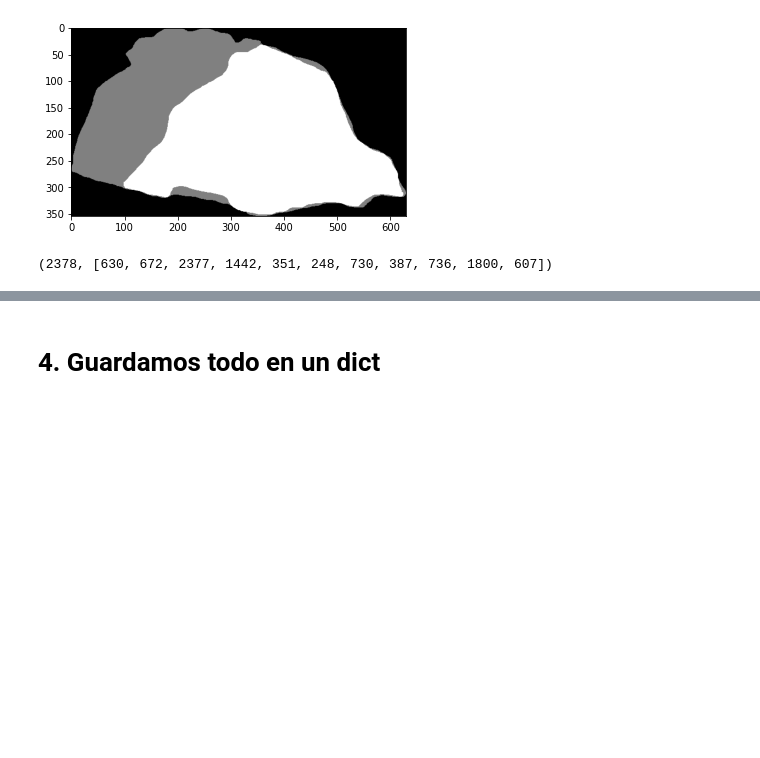
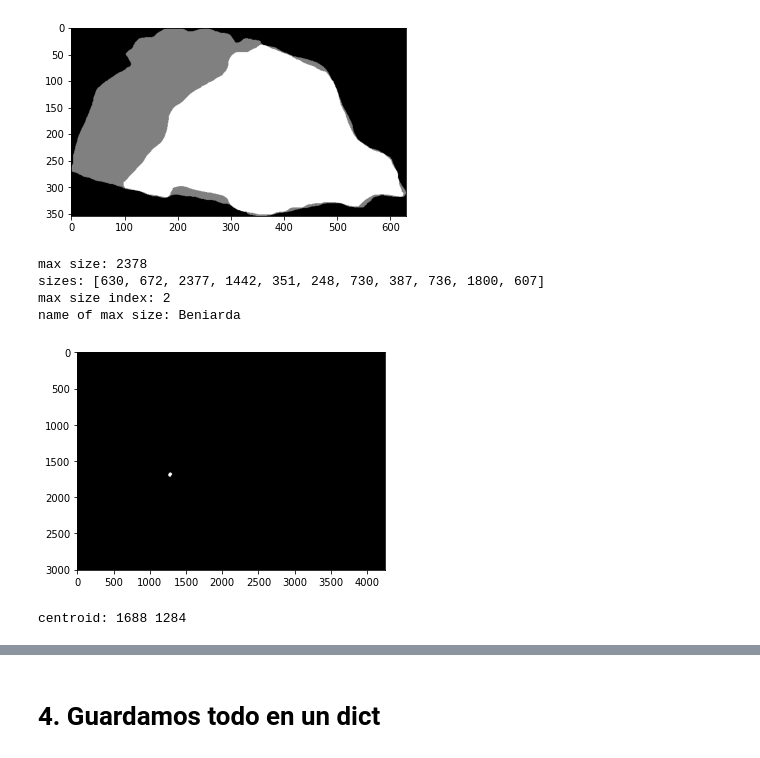
Before and after one commit to joanboterspitarch/data_forest_fires, a Jupyter notebook: create_grids.ipynb, the cells around one changed output, grey strips where cells are left out. Drawn from its saved outputs; the diff is of its cells as text; code cells hidden in the pictures; blank space fills up the shorter version.

```diff
--- a/create_grids.ipynb
+++ b/create_grids.ipynb
@@ -93,16 +93,36 @@ plt.show()
 # %%
 def get_bounding_square(mask):
     rows, cols = np.nonzero(mask)
     min_row, max_row = np.min(rows), np.max(rows)
     min_col, max_col = np.min(cols), np.max(cols)
     size_1, size_2 = max_row - min_row + 1, max_col - min_col + 1
     size = np.max([size_1, size_2])
     return size
 
 sizes = [get_bounding_square(masks[name][:,:,-1]) for name in masks.keys()]
 size = np.max(sizes)
 if size%2 == 1:
     size += 1
-size, sizes
+print('max size:', size)
+print('sizes:', sizes)
+print('max size index:', np.argmax(np.array(sizes)))
+
+name_max_size = list(masks.keys())[np.argmax(np.array(sizes))]
+print('name of max size:', name_max_size)
+
+current_mask = masks[name_max_size][:,:,0]
+plt.imshow(current_mask, cmap='gray')
+plt.show()
+
+rows, cols = np.nonzero(current_mask)
+n = len(rows)
+centroid_x = np.round(np.sum(rows) / n).astype(int)
+centroid_y = np.round(np.sum(cols) / n).astype(int)
+print('centroid:', centroid_x, centroid_y)
 # %% [output]
-(2378, [630, 672, 2377, 1442, 351, 248, 730, 387, 736, 1800, 607])
+max size: 2378
+sizes: [630, 672, 2377, 1442, 351, 248, 730, 387, 736, 1800, 607]
+max size index: 2
+name of max size: Beniarda
+[figure, added]
+centroid: 1688 1284
```
Also changed, not shown: parts of 15 cells of this notebook, 12 other files.
